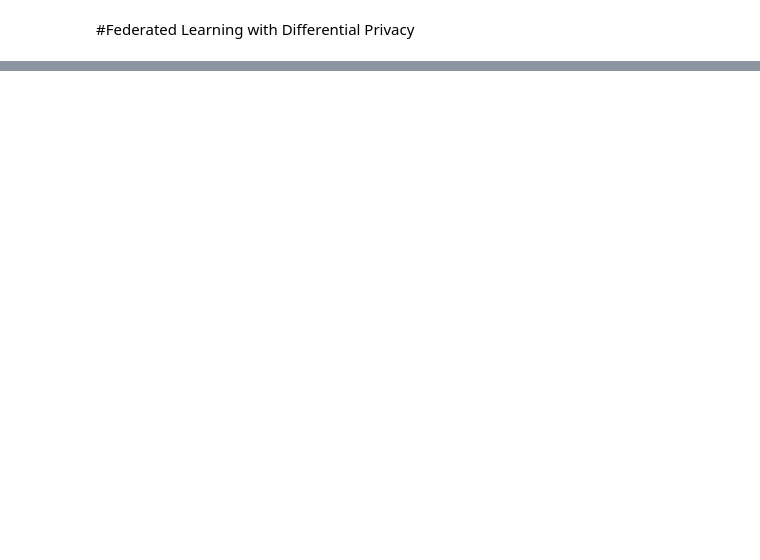
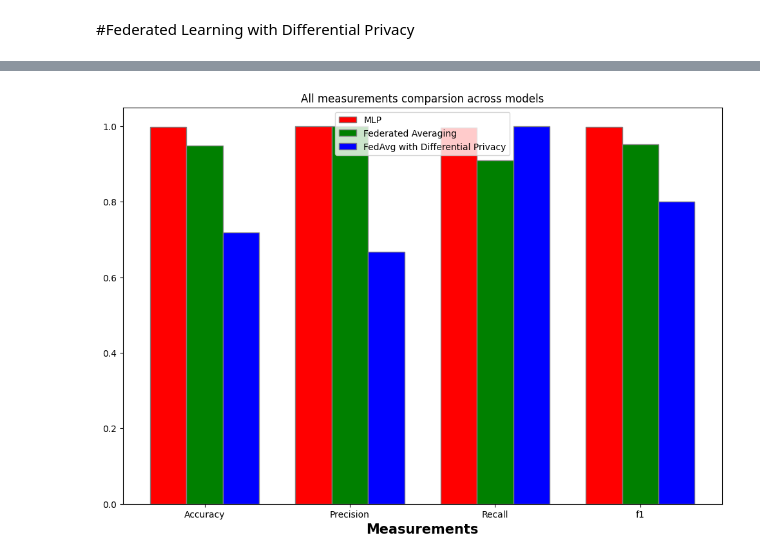
Before and after one commit to Adam-J-Green/Cybersecurity, a Jupyter notebook: Federated_learning.ipynb, the cells around one changed output, grey strips where cells are left out. Saved outputs shown, nothing was run; the diff lists cells and outputs as text; code cells hidden in the pictures; blank space fills up the shorter version.

```diff
--- a/Federated_learning.ipynb
+++ b/Federated_learning.ipynb
@@ -291,0 +443,46 @@ for comm_round in range(comms_round):
+# %%
+def make_plot2(results, measurements):
+  # set width of bar
+  barWidth = 0.25
+  fig = plt.subplots(figsize =(12, 8))
+
+  # set height of bar
+  barHeight = []
+  model_names = []
+  for model, result in results.items():
+    model_names.append(model)
+    height = []
+    for measure in measurements:
+      height.append(result[measure])
+    barHeight.append(height)
+
+  model_count = len(barHeight)
+  # Set position of bar on X axis
+  bars = []
+  for i in range(model_count):
+    if i == 0:
+      bars.append(np.arange(len(barHeight[0])))
+    else:
+      bars.append([x + barWidth for x in bars[i-1]])
+
+
+  # Make the plot
+  colours = ['r','g','b']
+  for i in range(model_count):
+    plt.bar(bars[i], barHeight[i], color = colours[i%len(colours)], width = barWidth,
+            edgecolor ='grey', label =model_names[i])
+
+
+  # Adding Xticks
+  plt.xlabel('Measurements', fontweight ='bold', fontsize = 15)
+  #plt.ylabel('Students passed', fontweight ='bold', fontsize = 15)
+  plt.xticks([r + barWidth for r in range(len(barHeight[0]))],
+          measurements)
+  plt.title("All measurements comparsion across models")
+
+  plt.legend()
+  plt.show()
+# %%
+make_plot2(all_results, ['Accuracy', 'Precision', 'Recall', 'f1'])
+# %% [output]
+[figure, added]
```
Also changed, not shown: parts of 16 cells of this notebook.
